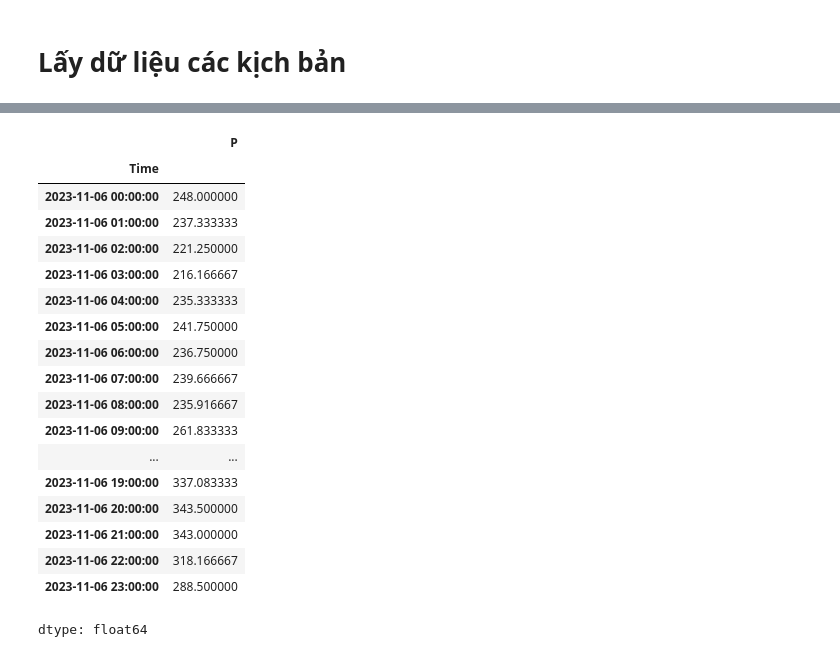
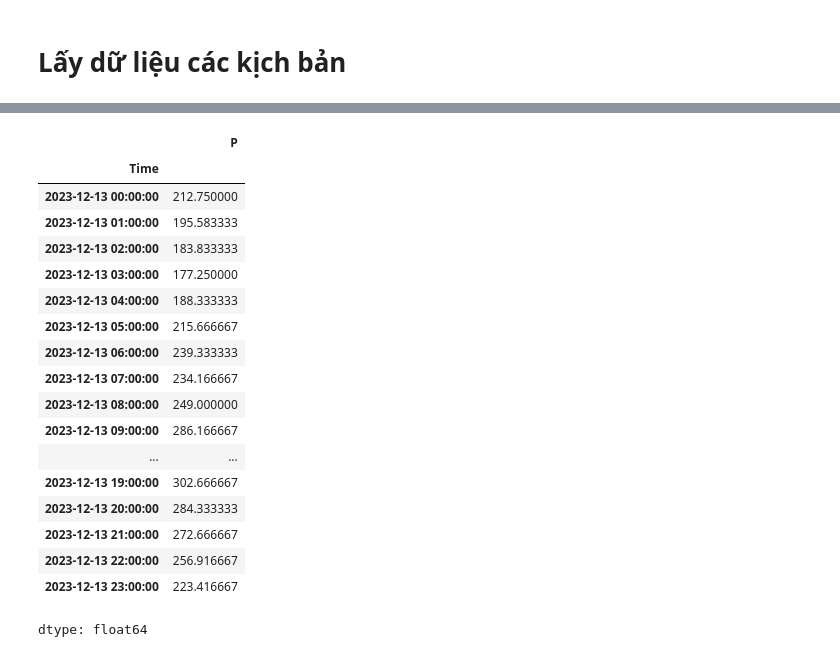
Before and after one commit to theonlymk9/DATN, a Jupyter notebook: RL/RL_FINAL/Code/Final_visualization.ipynb, the cells around one changed output, grey strips where cells are left out. Saved outputs shown, nothing was run; the diff lists cells and outputs as text; code cells hidden in the pictures.

```diff
--- a/RL/RL_FINAL/Code/Final_visualization.ipynb
+++ b/RL/RL_FINAL/Code/Final_visualization.ipynb
@@ -987,22 +979,22 @@ time: 25.2 ms (started: 2025-06-17 11:07:04 +00:00)
 # %%
-data_test.loc['2023-11-6 00:00:00':'2023-11-6 23:00:00','P']
+data_test.loc['2023-12-13 00:00:00':'2023-12-13 23:00:00','P']
 # %% [output]
 |  | P |
 | Time |  |
-| 2023-11-06 00:00:00 | 248.000000 |
-| 2023-11-06 01:00:00 | 237.333333 |
-| 2023-11-06 02:00:00 | 221.250000 |
-| 2023-11-06 03:00:00 | 216.166667 |
-| 2023-11-06 04:00:00 | 235.333333 |
-| 2023-11-06 05:00:00 | 241.750000 |
-| 2023-11-06 06:00:00 | 236.750000 |
-| 2023-11-06 07:00:00 | 239.666667 |
-| 2023-11-06 08:00:00 | 235.916667 |
-| 2023-11-06 09:00:00 | 261.833333 |
+| 2023-12-13 00:00:00 | 212.750000 |
+| 2023-12-13 01:00:00 | 195.583333 |
+| 2023-12-13 02:00:00 | 183.833333 |
+| 2023-12-13 03:00:00 | 177.250000 |
+| 2023-12-13 04:00:00 | 188.333333 |
+| 2023-12-13 05:00:00 | 215.666667 |
+| 2023-12-13 06:00:00 | 239.333333 |
+| 2023-12-13 07:00:00 | 234.166667 |
+| 2023-12-13 08:00:00 | 249.000000 |
+| 2023-12-13 09:00:00 | 286.166667 |
 | ... | ... |
-| 2023-11-06 19:00:00 | 337.083333 |
-| 2023-11-06 20:00:00 | 343.500000 |
-| 2023-11-06 21:00:00 | 343.000000 |
-| 2023-11-06 22:00:00 | 318.166667 |
-| 2023-11-06 23:00:00 | 288.500000 |
+| 2023-12-13 19:00:00 | 302.666667 |
+| 2023-12-13 20:00:00 | 284.333333 |
+| 2023-12-13 21:00:00 | 272.666667 |
+| 2023-12-13 22:00:00 | 256.916667 |
+| 2023-12-13 23:00:00 | 223.416667 |
 dtype: float64
```
Also changed, not shown: parts of 49 cells of this notebook, 17 other files.
